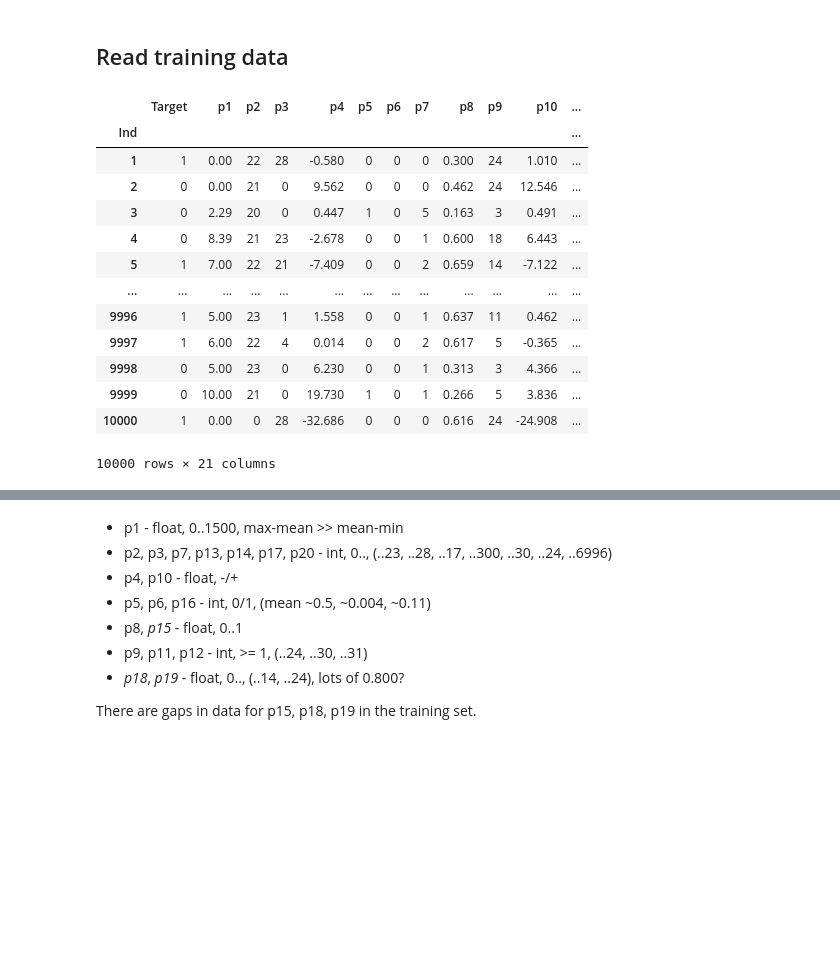
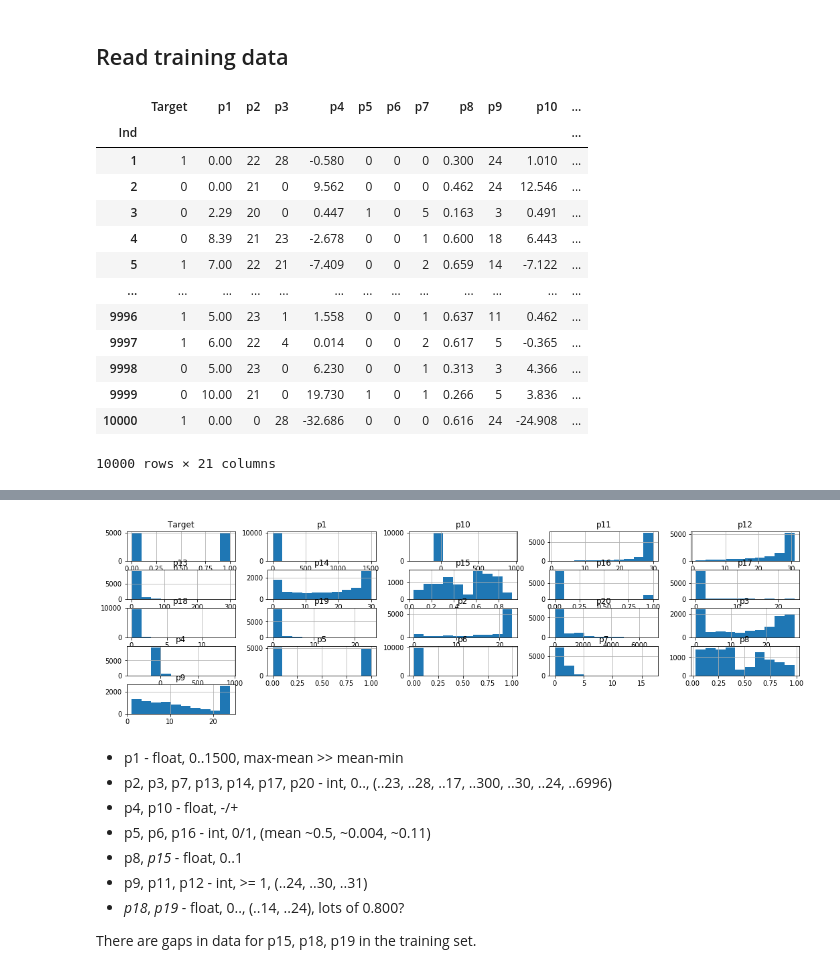
Before and after one commit to anatol-grabowski/test_task_plans_data, a Jupyter notebook: notebooks/task2.ipynb, the cells around one changed output, grey strips where cells are left out. Drawn from its saved outputs; the diff is of its cells as text; code cells hidden in the pictures; blank space fills up the shorter version.

```diff
--- a/notebooks/task2.ipynb
+++ b/notebooks/task2.ipynb
@@ -11,40 +11,42 @@ import seaborn as sns
 
 %pylab inline
 pylab.rcParams['figure.figsize'] = (18, 5)
-pd.set_option('display.max_rows', 10)
+pd.set_option('display.max_rows', 11)
 pd.set_option('display.max_columns', 30)
 # %% [output]
 Populating the interactive namespace from numpy and matplotlib
 # %% [markdown]
 ## Read training data
 # %%
-data = pd.read_excel('./inputs/Задания_1_2.xlsx', sheet_name='Training', index_col='Ind')
-display(data)
-display(data.describe())
+original_training_data = pd.read_excel('../inputs/Задания_1_2.xlsx', sheet_name='Training', index_col='Ind')
+display(original_training_data)
+display(original_training_data.describe())
+original_training_data.hist();
 # %% [output]
 |  | Target | p1 | p2 | p3 | p4 | p5 | p6 | p7 | p8 | p9 | p10 | ... |
 | Ind |  |  |  |  |  |  |  |  |  |  |  | ... |
 | 1 | 1 | 0.00 | 22 | 28 | -0.580 | 0 | 0 | 0 | 0.300 | 24 | 1.010 | ... |
 | 2 | 0 | 0.00 | 21 | 0 | 9.562 | 0 | 0 | 0 | 0.462 | 24 | 12.546 | ... |
 | 3 | 0 | 2.29 | 20 | 0 | 0.447 | 1 | 0 | 5 | 0.163 | 3 | 0.491 | ... |
 | 4 | 0 | 8.39 | 21 | 23 | -2.678 | 0 | 0 | 1 | 0.600 | 18 | 6.443 | ... |
 | 5 | 1 | 7.00 | 22 | 21 | -7.409 | 0 | 0 | 2 | 0.659 | 14 | -7.122 | ... |
 | ... | ... | ... | ... | ... | ... | ... | ... | ... | ... | ... | ... | ... |
 | 9996 | 1 | 5.00 | 23 | 1 | 1.558 | 0 | 0 | 1 | 0.637 | 11 | 0.462 | ... |
 | 9997 | 1 | 6.00 | 22 | 4 | 0.014 | 0 | 0 | 2 | 0.617 | 5 | -0.365 | ... |
 | 9998 | 0 | 5.00 | 23 | 0 | 6.230 | 0 | 0 | 1 | 0.313 | 3 | 4.366 | ... |
 | 9999 | 0 | 10.00 | 21 | 0 | 19.730 | 1 | 0 | 1 | 0.266 | 5 | 3.836 | ... |
 | 10000 | 1 | 0.00 | 0 | 28 | -32.686 | 0 | 0 | 0 | 0.616 | 24 | -24.908 | ... |
 10000 rows × 21 columns
 |  | Target | p1 | p2 | p3 | p4 | p5 | p6 | p7 | p8 | p9 | p10 | ... |
 | count | 10000.000000 | 10000.000000 | 10000.000000 | 10000.000000 | 10000.000000 | 10000.000000 | 10000.000000 | 10000.000000 | 10000.000000 | 10000.000000 | 10000.000000 | ... |
 | mean | 0.500000 | 14.941011 | 18.097100 | 15.074600 | -4.536355 | 0.485100 | 0.003700 | 1.209000 | 0.428276 | 12.753300 | -8.160087 | ... |
 | std | 0.500025 | 26.387400 | 7.105471 | 10.584216 | 21.537098 | 0.499803 | 0.060718 | 1.115188 | 0.270853 | 8.079491 | 21.726863 | ... |
 | min | 0.000000 | 0.000000 | 0.000000 | 0.000000 | -386.955000 | 0.000000 | 0.000000 | 0.000000 | 0.031000 | 1.000000 | -363.272000 | ... |
 | 25% | 0.000000 | 2.895000 | 16.000000 | 3.000000 | -8.647000 | 0.000000 | 0.000000 | 1.000000 | 0.194000 | 6.000000 | -12.581500 | ... |
 | 50% | 0.500000 | 10.000000 | 22.000000 | 18.000000 | -1.056000 | 0.000000 | 0.000000 | 1.000000 | 0.360000 | 11.000000 | -4.088500 | ... |
 | 75% | 1.000000 | 20.000000 | 23.000000 | 24.000000 | 2.861500 | 1.000000 | 0.000000 | 2.000000 | 0.667000 | 22.000000 | 0.278500 | ... |
 | max | 1.000000 | 1500.000000 | 23.000000 | 28.000000 | 936.833000 | 1.000000 | 1.000000 | 17.000000 | 0.981000 | 24.000000 | 949.837000 | ... |
+[figure, added]
 # %% [markdown]
 - p1 - float, 0..1500, max-mean >> mean-min
 - p2, p3, p7, p13, p14, p17, p20 - int, 0.., (..23, ..28, ..17, ..300, ..30, ..24, ..6996)
```
Also changed, not shown: parts of 8 cells of this notebook, 5 other files.
